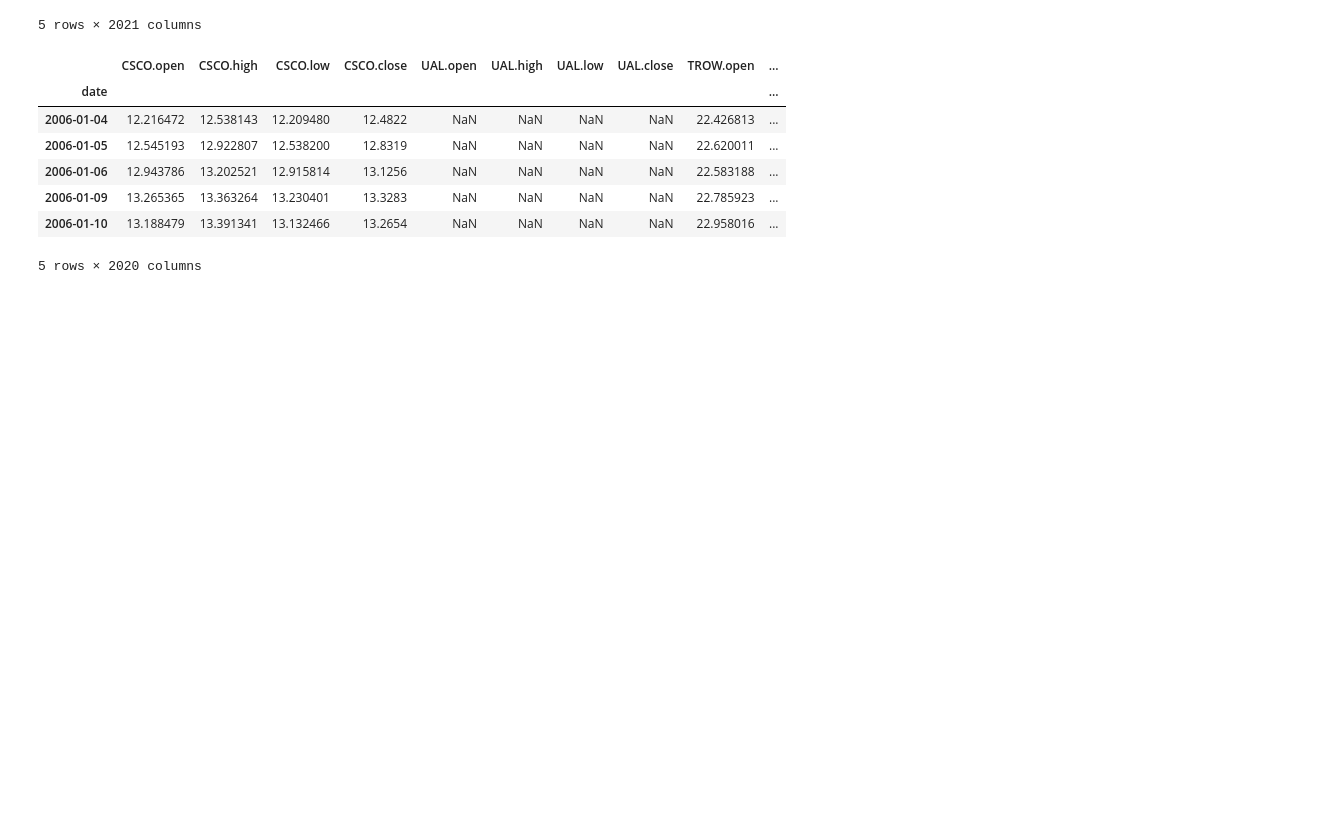
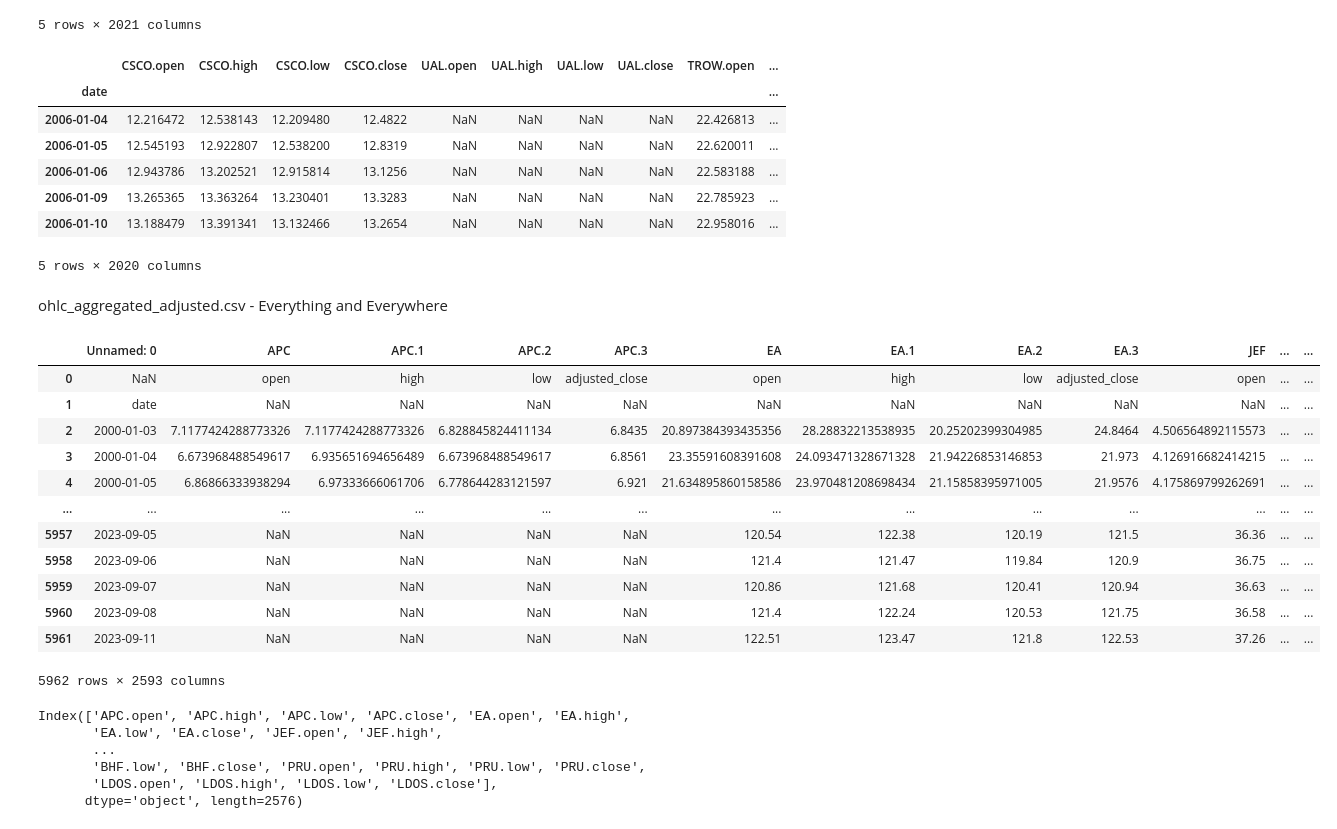
Before and after one commit to vahagnd/Diploma, a Jupyter notebook: eda.ipynb, the cells around one changed output. Drawn from its saved outputs; the diff is of its cells as text; code cells hidden in the pictures; blank space fills up the shorter version.

```diff
--- a/eda.ipynb
+++ b/eda.ipynb
@@ -92,3 +94,23 @@ df.head()
 # %%
 #keeping only close prices
 df.filter(like='.close', axis=1).to_csv("data/close_adjusted_17.csv")
+# %% [markdown]
+ohlc_aggregated_adjusted.csv - Everything and Everywhere
+# %%
+big_df = pd.read_csv("data/ohlc_aggregated_adjusted.csv", low_memory=False)
+# %%
+big_df #Initial dirty data
+# %% [output]
+|  | Unnamed: 0 | APC | APC.1 | APC.2 | APC.3 | EA | EA.1 | EA.2 | EA.3 | JEF | ... | ... |
+| 0 | NaN | open | high | low | adjusted_close | open | high | low | adjusted_close | open | ... | ... |
+| 1 | date | NaN | NaN | NaN | NaN | NaN | NaN | NaN | NaN | NaN | ... | ... |
+| 2 | 2000-01-03 | 7.1177424288773326 | 7.1177424288773326 | 6.828845824411134 | 6.8435 | 20.897384393435356 | 28.28832213538935 | 20.25202399304985 | 24.8464 | 4.506564892115573 | ... | ... |
+| 3 | 2000-01-04 | 6.673968488549617 | 6.935651694656489 | 6.673968488549617 | 6.8561 | 23.35591608391608 | 24.093471328671328 | 21.94226853146853 | 21.973 | 4.126916682414215 | ... | ... |
+| 4 | 2000-01-05 | 6.86866333938294 | 6.97333666061706 | 6.778644283121597 | 6.921 | 21.634895860158586 | 23.970481208698434 | 21.15858395971005 | 21.9576 | 4.175869799262691 | ... | ... |
+| ... | ... | ... | ... | ... | ... | ... | ... | ... | ... | ... | ... | ... |
+| 5957 | 2023-09-05 | NaN | NaN | NaN | NaN | 120.54 | 122.38 | 120.19 | 121.5 | 36.36 | ... | ... |
+| 5958 | 2023-09-06 | NaN | NaN | NaN | NaN | 121.4 | 121.47 | 119.84 | 120.9 | 36.75 | ... | ... |
+| 5959 | 2023-09-07 | NaN | NaN | NaN | NaN | 120.86 | 121.68 | 120.41 | 120.94 | 36.63 | ... | ... |
+| 5960 | 2023-09-08 | NaN | NaN | NaN | NaN | 121.4 | 122.24 | 120.53 | 121.75 | 36.58 | ... | ... |
+| 5961 | 2023-09-11 | NaN | NaN | NaN | NaN | 122.51 | 123.47 | 121.8 | 122.53 | 37.26 | ... | ... |
+5962 rows × 2593 columns
@@ -94,0 +139,22 @@ df.filter(like='.close', axis=1).to_csv("data/close_adjusted_17.csv")
+# %%
+# Changing column names
+# Define the new suffixes
+suffixes = ['open', 'high', 'low', 'close']
+
+# Rename columns
+new_columns = {}
+for col in big_df.columns:
+    base_name = col.split('.')[0]  # Extract the base name (before the first dot)
+    index = int(col.split('.')[1]) if '.' in col else 0  # Extract the index after the dot
+    new_columns[col] = f"{base_name}.{suffixes[index]}"
+
+big_df.rename(columns=new_columns, inplace=True)
+
+print(big_df.columns)
+# %% [output]
+Index(['APC.open', 'APC.high', 'APC.low', 'APC.close', 'EA.open', 'EA.high',
+       'EA.low', 'EA.close', 'JEF.open', 'JEF.high',
+       ...
+       'BHF.low', 'BHF.close', 'PRU.open', 'PRU.high', 'PRU.low', 'PRU.close',
+       'LDOS.open', 'LDOS.high', 'LDOS.low', 'LDOS.close'],
+      dtype='object', length=2576)
```
Also changed, not shown: parts of 4 cells of this notebook, 5 other files.
